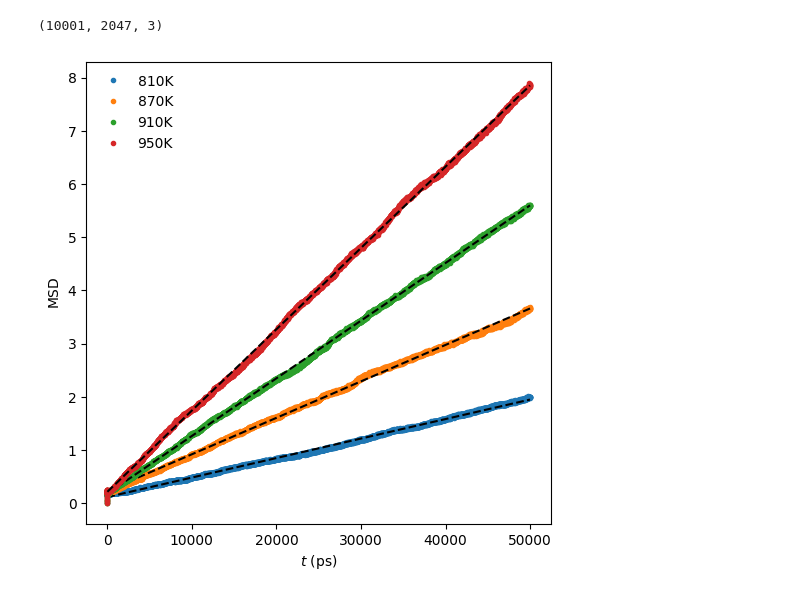
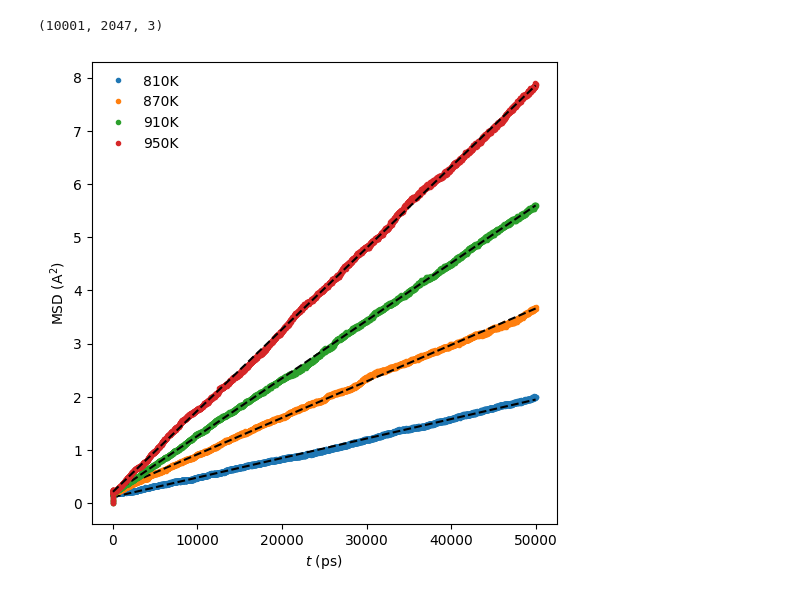
Before and after one commit to ch-tung/ABCD_J, a Jupyter notebook: EAM/LAMMPS/test_MSD.ipynb, the cells around one changed output. Cells and saved outputs as stored; diff of their text form; code cells hidden in the pictures.

```diff
--- a/EAM/LAMMPS/test_MSD.ipynb
+++ b/EAM/LAMMPS/test_MSD.ipynb
@@ -116,36 +116,45 @@ for positions in positions_list_st:
             msd[it] += msd_t
     msd = msd/n_t0
     msd_list_st.append(msd)
+# %%
+# from scipy.io import savemat, loadmat
+# msd_list = np.array(msd_list)
+# msd_list_st = np.array(msd_list_st)
+# mdic = {"msd_list": msd_list, "msd_list_st": msd_list_st}
+# savemat("MD_msd_list.mat", mdic)
+data = loadmat("MD_msd_list.mat")
+msd_list = data["msd_list"]
+msd_list_st = data["msd_list_st"]
 # %%
 timestep = 10
 timestep_st = 10/1000
 fig = plt.figure(figsize=(6,6))
 ax = fig.add_subplot(1,1,1)
 
 colors = ["C0","C1","C2","C3"]
 diffusivity_list = []
 for i_temp, temperature in enumerate(temperature_list):
     msd_st = msd_list_st[i_temp]
     ax.plot(t_list_st[1:]*timestep_st,msd_st[1:],".",color=colors[i_temp])
     msd = msd_list[i_temp]
     ax.plot(t_list[1:]*timestep,msd[1:],".",color=colors[i_temp], label=str(temperature)+"K")
 
     # do curve fitting to get slope
     x = np.vstack([t_list[1:]*timestep,np.ones_like(t_list[1:]*timestep)]).T
     y = msd[1:]
     A, B = np.linalg.lstsq(x, y, rcond=None)[0]
     ax.plot(t_list[1:]*timestep, A*t_list[1:]*timestep+B, "--k")
     diffusivity_list.append(A/6)
 diffusivity_list = np.array(diffusivity_list)
 
 # ax.set_xscale("log")
 # ax.set_yscale("log")
 # ax.set_ylim([1e-1,10])
 # ax.set_xlim([1,1e4])
 
-ax.set_xlabel(r"$t$ (ps)")
-ax.set_ylabel(r"$\rm{MSD}$")
+ax.set_xlabel(r"$t\ \rm{(ps)}$")
+ax.set_ylabel(r"$\rm{MSD}\ (A^2)$")
 ax.legend(frameon=False)
 plt.show()
 # %% [output]
-[figure, old version]
+[figure, new version]
```
Also changed, not shown: parts of 3 cells of this notebook.
